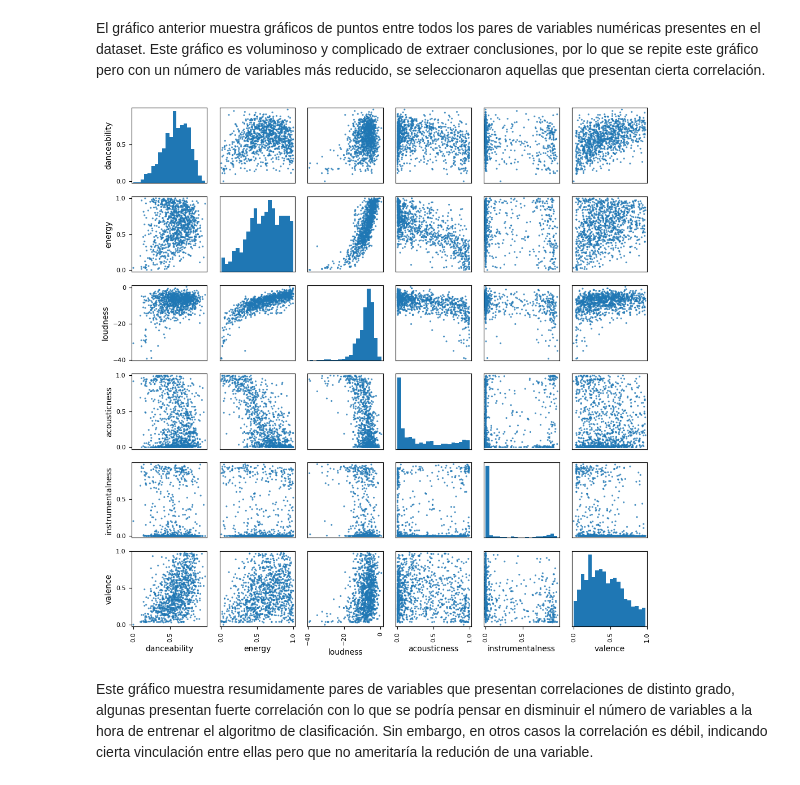
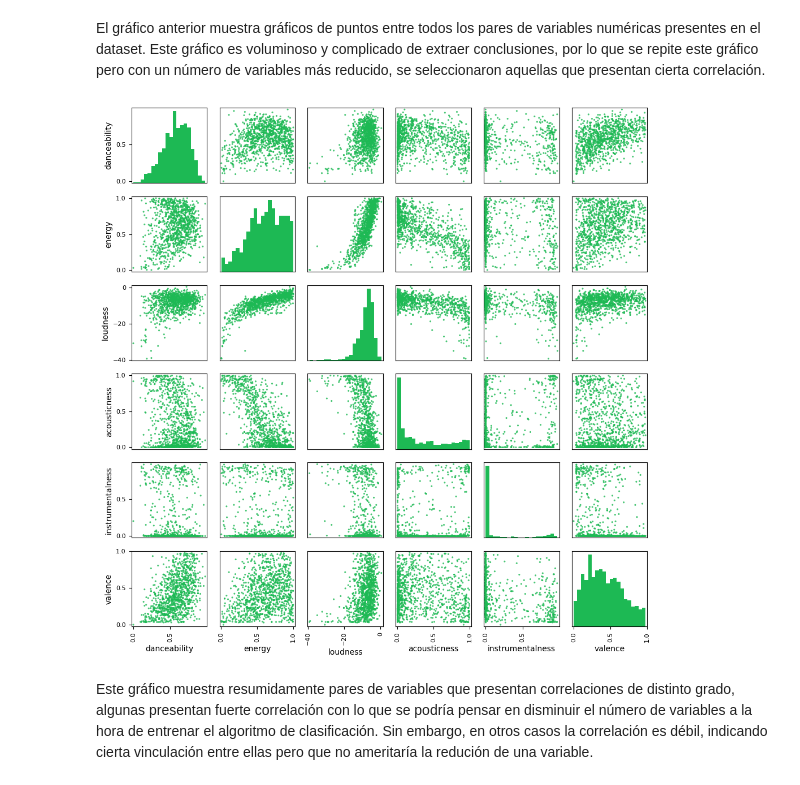
Before and after one commit to MauriJ/Data-Science, a Jupyter notebook: Desafíos/Desafío N°6/PrimeraEntrega_Moran.ipynb, the cells around one changed output. Drawn from its saved outputs; the diff is of its cells as text; code cells hidden in the pictures.

```diff
--- a/Desafíos/Desafío N°6/PrimeraEntrega_Moran.ipynb
+++ b/Desafíos/Desafío N°6/PrimeraEntrega_Moran.ipynb
@@ -334,11 +336,11 @@ El gráfico anterior muestra gráficos de puntos entre todos los pares de variab
 # %%
 df2 = df[['danceability', 'energy', 'loudness', 'acousticness', 'instrumentalness', 'valence']]
 
-pd.plotting.scatter_matrix(df2.iloc[::100,:], figsize=(10,10), marker='.', hist_kwds={'bins': 20}, s=20, alpha =.8)
+pd.plotting.scatter_matrix(df2.iloc[::100,:], color = '#1DB954', figsize=(10,10), marker='.', hist_kwds={'color':['#1DB954'], 'bins': 20}, s=20, alpha =.8)
 plt.tight_layout()
 plt.show()
 # %% [output]
-[figure, old version]
+[figure, new version]
 # %% [markdown]
 Este gráfico muestra resumidamente pares de variables que presentan correlaciones de distinto grado, algunas presentan fuerte correlación con lo que se podría pensar en disminuir el número de variables a la hora de entrenar el algoritmo de clasificación. Sin embargo, en otros casos la correlación es débil, indicando cierta vinculación entre ellas pero que no ameritaría la redución de una variable.
 # %%
```
Also changed, not shown: parts of 8 cells of this notebook.
